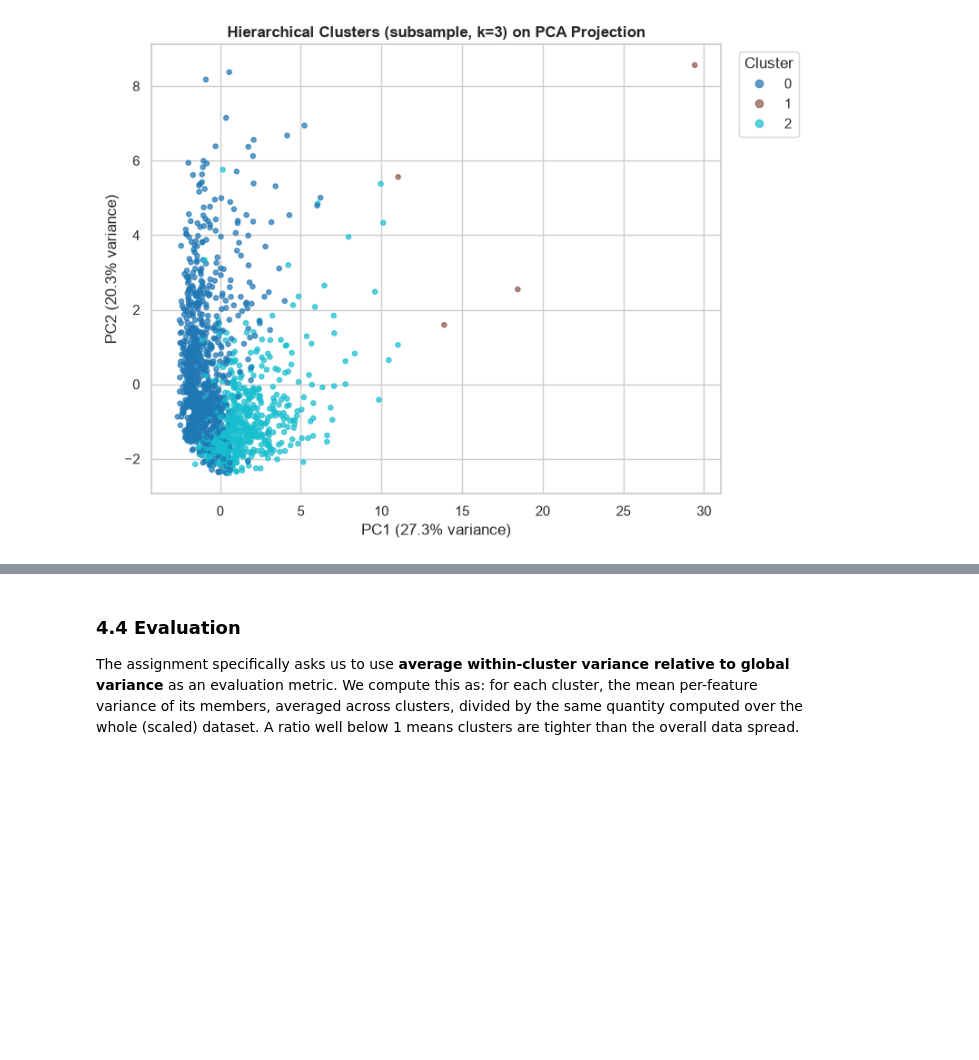
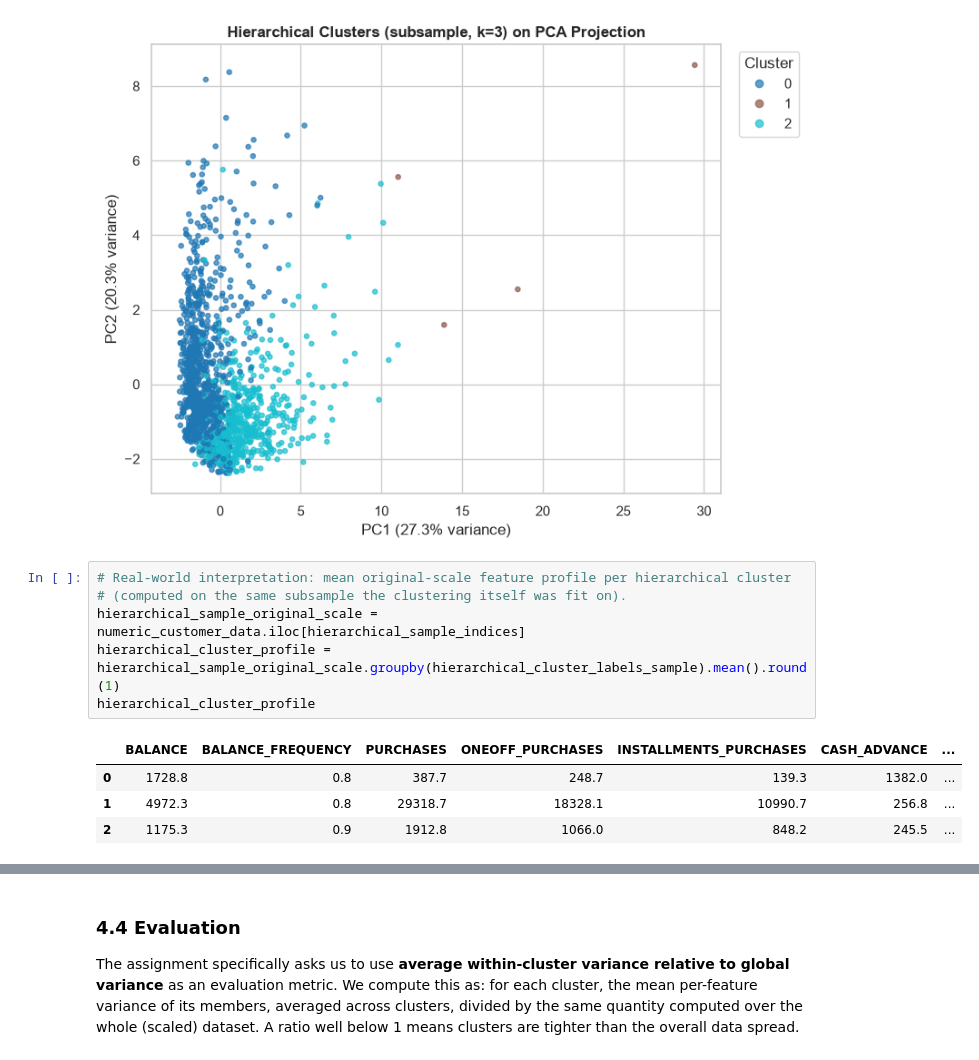
Before and after one commit to Zika-D9/hw3ds, a Jupyter notebook: hw3_unsupervised_learning.ipynb, the cells around one changed output, grey strips where cells are left out. Drawn from its saved outputs; the diff is of its cells as text; blank space fills up the shorter version.

```diff
--- a/hw3_unsupervised_learning.ipynb
+++ b/hw3_unsupervised_learning.ipynb
@@ -961,3 +963,14 @@ plt.tight_layout()
 plt.show()
 # %% [output]
 [figure]
+# %%
+# Real-world interpretation: mean original-scale feature profile per hierarchical cluster
+# (computed on the same subsample the clustering itself was fit on).
+hierarchical_sample_original_scale = numeric_customer_data.iloc[hierarchical_sample_indices]
+hierarchical_cluster_profile = hierarchical_sample_original_scale.groupby(hierarchical_cluster_labels_sample).mean().round(1)
+hierarchical_cluster_profile
+# %% [output]
+|  | BALANCE | BALANCE_FREQUENCY | PURCHASES | ONEOFF_PURCHASES | INSTALLMENTS_PURCHASES | CASH_ADVANCE | ... |
+| 0 | 1728.8 | 0.8 | 387.7 | 248.7 | 139.3 | 1382.0 | ... |
+| 1 | 4972.3 | 0.8 | 29318.7 | 18328.1 | 10990.7 | 256.8 | ... |
+| 2 | 1175.3 | 0.9 | 1912.8 | 1066.0 | 848.2 | 245.5 | ... |
```
Also changed, not shown: parts of 2 cells of this notebook, 1 other file.
